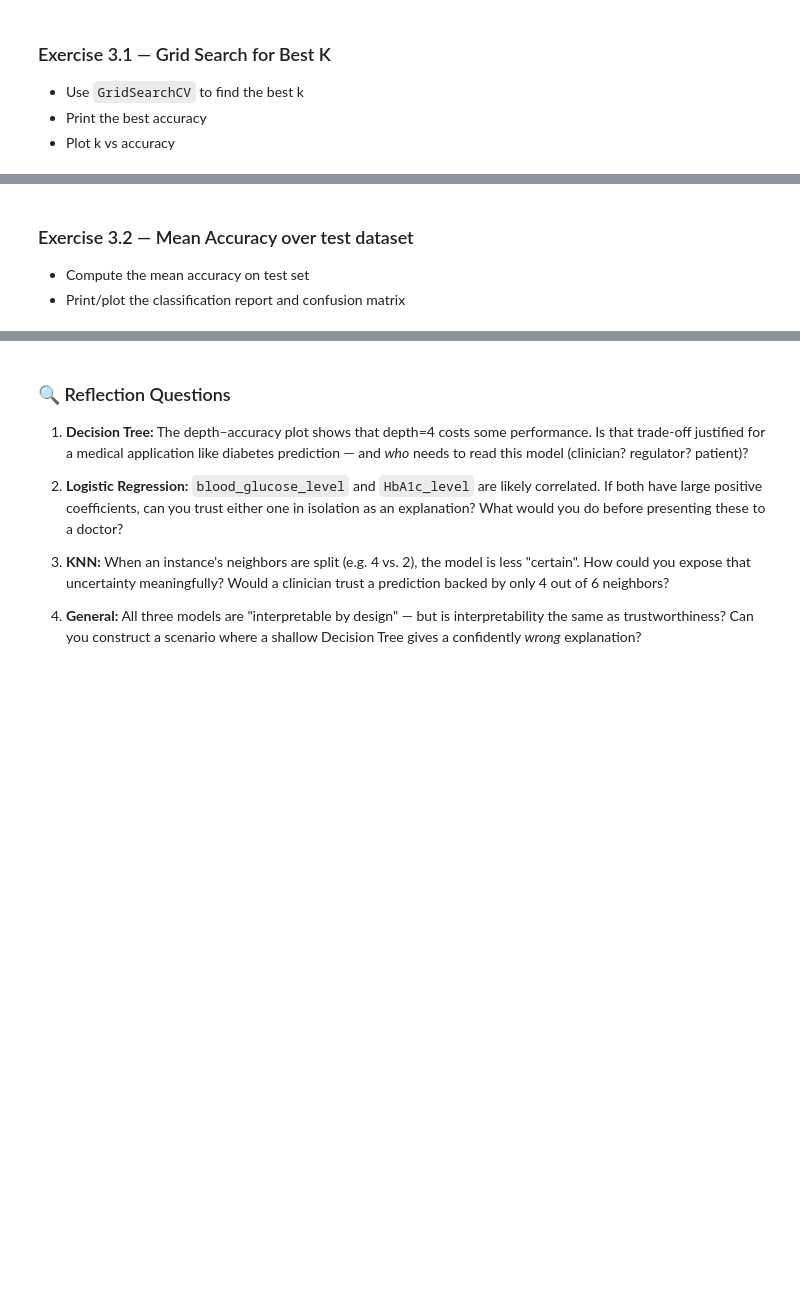
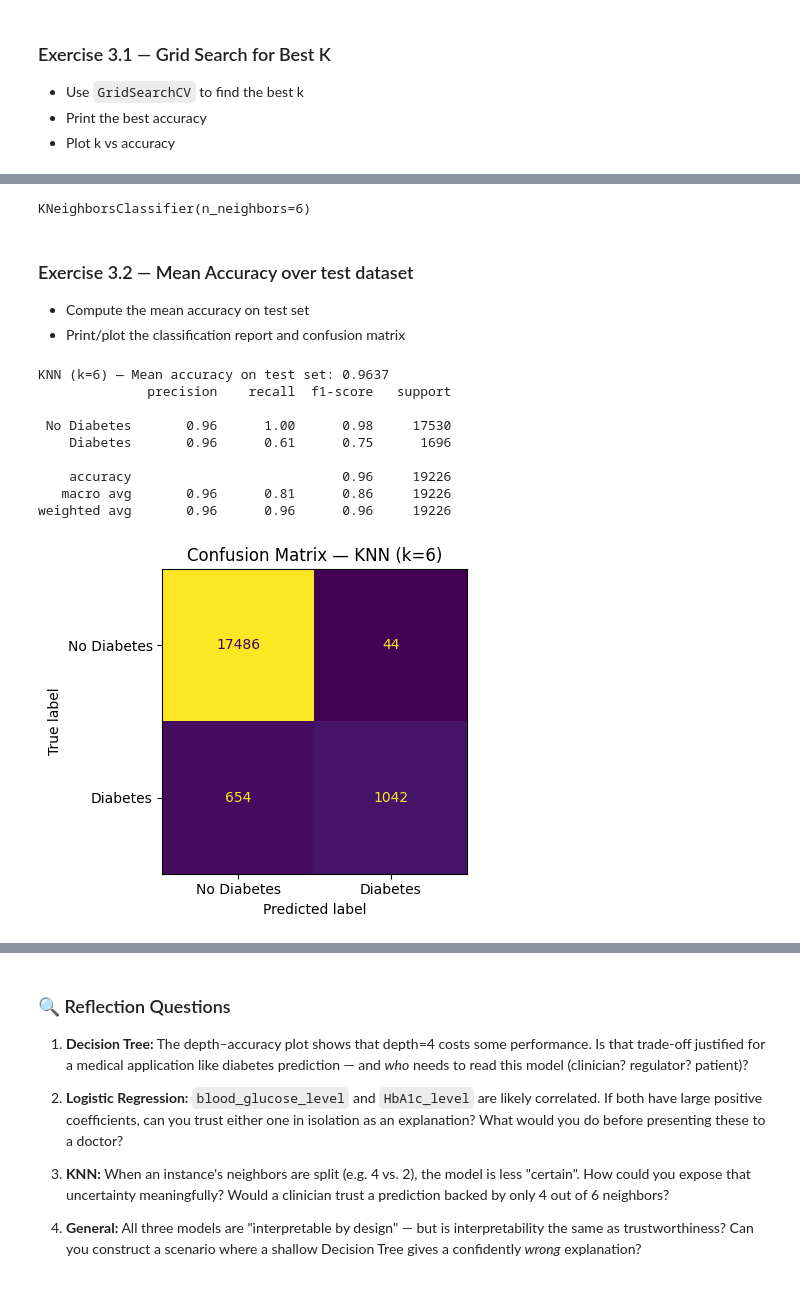
Before and after one commit to Arthvrr/Explanaible-AI-Labs, a Jupyter notebook: Lab01_Interpretable_by_Design.ipynb, the cells around one changed output, grey strips where cells are left out. Cells and saved outputs as stored; diff of their text form; code cells hidden in the pictures; blank space fills up the shorter version.

```diff
--- a/Lab01_Interpretable_by_Design.ipynb
+++ b/Lab01_Interpretable_by_Design.ipynb
@@ -744,9 +744,17 @@ from sklearn.neighbors import KNeighborsClassifier
 from sklearn.model_selection import GridSearchCV
 
 #### START CODE HERE (~5 lines) ####
+params = {'n_neighbors': list(range(1,15))}
+knn_cv = GridSearchCV(KNeighborsClassifier(), params, cv=5, scoring='accuracy',n_jobs=-1)
+#cv=5 : Cross-Validation de 5 blocs (5 tests avec à chaque fois 4/5 train 1/5 test)
+#n_jobs=-1 : utilise tout les coeurs de mon processeur pour optimiser le temps de calcul
+knn_cv.fit(X_train,y_train)
 
+cv_results = pd.DataFrame(knn_cv.cv_results_) #conversion en tableau propre à 2 dimensions
+best_k = knn_cv.best_params_['n_neighbors']
+#print(knn_cv.cv_results_)
 #### END CODE HERE ####
 
 print(f"Best k = {best_k}  (CV accuracy = {knn_cv.best_score_:.4f})")
-Best k = 6  (CV accuracy = 0.9629)
+# Best k = 6  (CV accuracy = 0.9629)
 # %% [output]
@@ -770,9 +780,11 @@ plt.tight_layout()
 # Fit final KNN with best k
 
 #### START CODE HERE (~2 lines) ####
-
-
+knn = KNeighborsClassifier(n_neighbors=best_k)
+knn.fit(X_train,y_train)
 #### END CODE HERE ####
+# %% [output]
+KNeighborsClassifier(n_neighbors=6)
 # %% [markdown]
 ### Exercise 3.2 — Mean Accuracy over test dataset
 
@@ -781,9 +793,31 @@ plt.tight_layout()
 # %%
 #@title Exercise 3.2 Solution
 
 #### START CODE HERE ####
+test_accuracy = knn.score(X_test,y_test)
+print(f"\nKNN (k={best_k}) — Mean accuracy on test set: {test_accuracy:.4f}")
 
+y_pred_knn = knn.predict(X_test) #test
+print(classification_report(y_test, y_pred_knn, target_names=['No Diabetes', 'Diabetes']))
+
+cm_knn = confusion_matrix(y_test, y_pred_knn) #calcule la matrice contenant les TN,TP,FP et FN
+disp_knn = ConfusionMatrixDisplay(confusion_matrix=cm_knn, display_labels=['No Diabetes','Diabetes']) #rendu visuel
+fig, ax = plt.subplots(figsize=(5, 4))
+disp_knn.plot(ax=ax, colorbar=False)
+ax.set_title(f'Confusion Matrix — KNN (k={best_k})')
+plt.tight_layout()
 #### END CODE HERE ####
+# %% [output]
+KNN (k=6) — Mean accuracy on test set: 0.9637
+              precision    recall  f1-score   support
+
+ No Diabetes       0.96      1.00      0.98     17530
+    Diabetes       0.96      0.61      0.75      1696
+
+    accuracy                           0.96     19226
+   macro avg       0.96      0.81      0.86     19226
+weighted avg       0.96      0.96      0.96     19226
+[figure, added]
 # %% [markdown]
 ### Exercise 3.3 — Explain 3 instances
 
```
Also changed, not shown: parts of 5 cells of this notebook.
